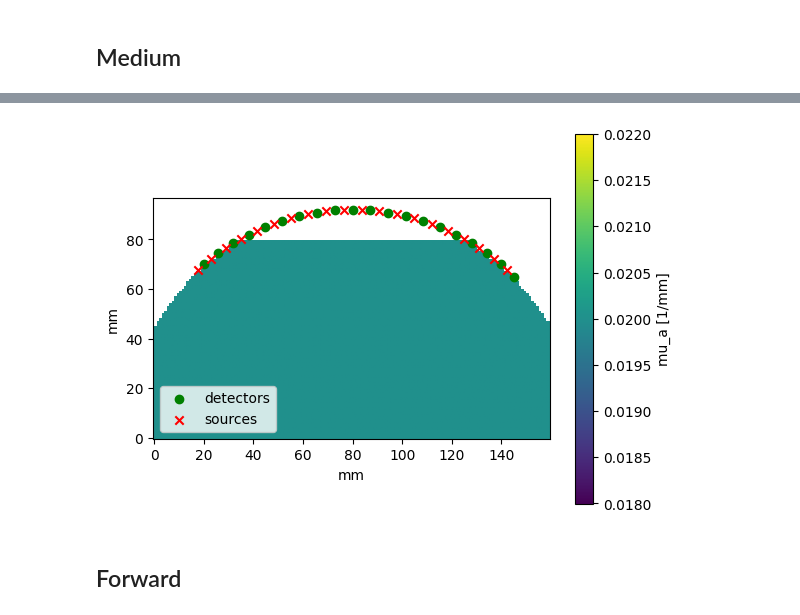
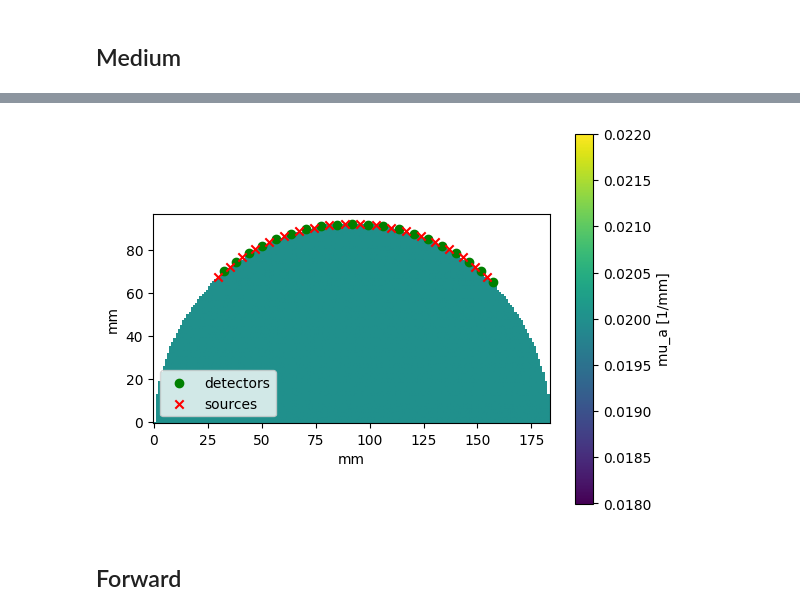
Before and after one commit to rhotter/gut-of-imaging, a Jupyter notebook: guti/modalities/fnirs/fnirs_2d.ipynb, the cells around one changed output, grey strips where cells are left out. Saved outputs shown, nothing was run; the diff lists cells and outputs as text; code cells hidden in the pictures.

```diff
--- a/guti/modalities/fnirs/fnirs_2d.ipynb
+++ b/guti/modalities/fnirs/fnirs_2d.ipynb
@@ -11,19 +34,17 @@ import matplotlib.pyplot as plt
 # %%
 from problems.hemisphere import (
     hemisphere_2d_sensors,
     hemisphere_2d_medium,
 )
 
-voxels_per_dim = 160
-
-medium = hemisphere_2d_medium(voxels_per_dim)
+medium = hemisphere_2d_medium()
 
 noptodes = 20
 sensors = hemisphere_2d_sensors(noptodes, medium)
 
 medium.plot_mua(sensors, z_slice=medium.nz // 2)
 # %% [output]
-[figure, old version]
+[figure, new version]
 # %% [markdown]
 ## Forward
 # %%
```
Also changed, not shown: parts of 4 cells of this notebook, 9 other files.
